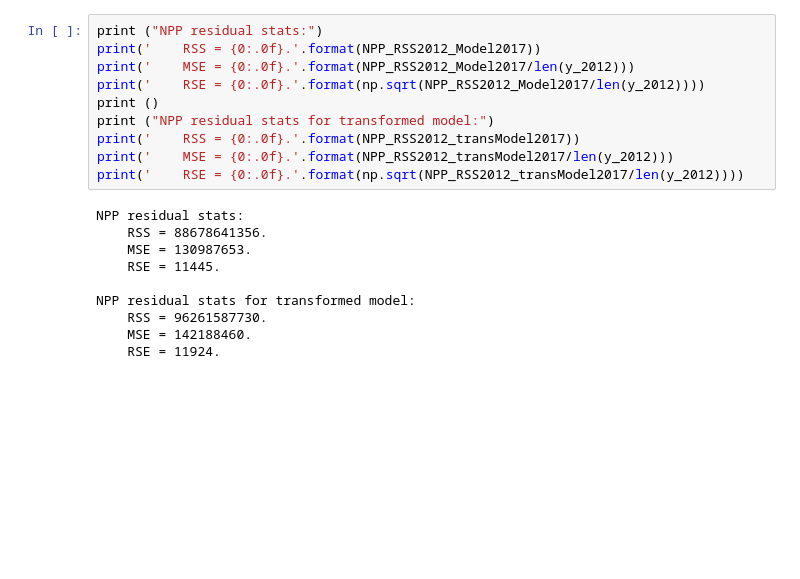
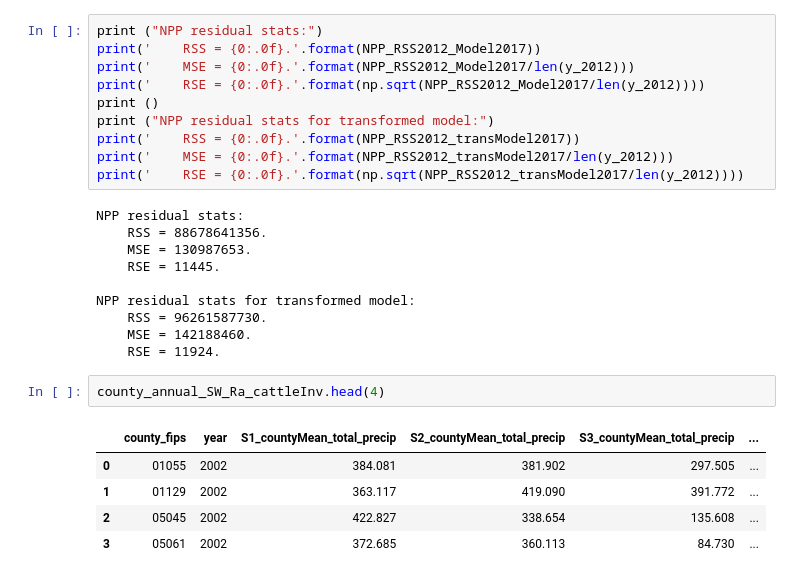
Before and after one commit to HNoorazar/Rangeland, a Jupyter notebook: Python_Codes/model/SW_CountyNPP_Ra_herb_Model.ipynb, the cells around one changed output. Saved outputs shown, nothing was run; the diff lists cells and outputs as text; blank space fills up the shorter version.

```diff
--- a/Python_Codes/model/SW_CountyNPP_Ra_herb_Model.ipynb
+++ b/Python_Codes/model/SW_CountyNPP_Ra_herb_Model.ipynb
@@ -1293,3 +1293,11 @@ NPP residual stats for transformed model:
     RSS = 96261587730.
     MSE = 142188460.
     RSE = 11924.
+# %%
+county_annual_SW_Ra_cattleInv.head(4)
+# %% [output]
+|  | county_fips | year | S1_countyMean_total_precip | S2_countyMean_total_precip | S3_countyMean_total_precip | ... |
+| 0 | 01055 | 2002 | 384.081 | 381.902 | 297.505 | ... |
+| 1 | 01129 | 2002 | 363.117 | 419.090 | 391.772 | ... |
+| 2 | 05045 | 2002 | 422.827 | 338.654 | 135.608 | ... |
+| 3 | 05061 | 2002 | 372.685 | 360.113 | 84.730 | ... |
```
Also changed, not shown: parts of 8 cells of this notebook, 14 other files.
